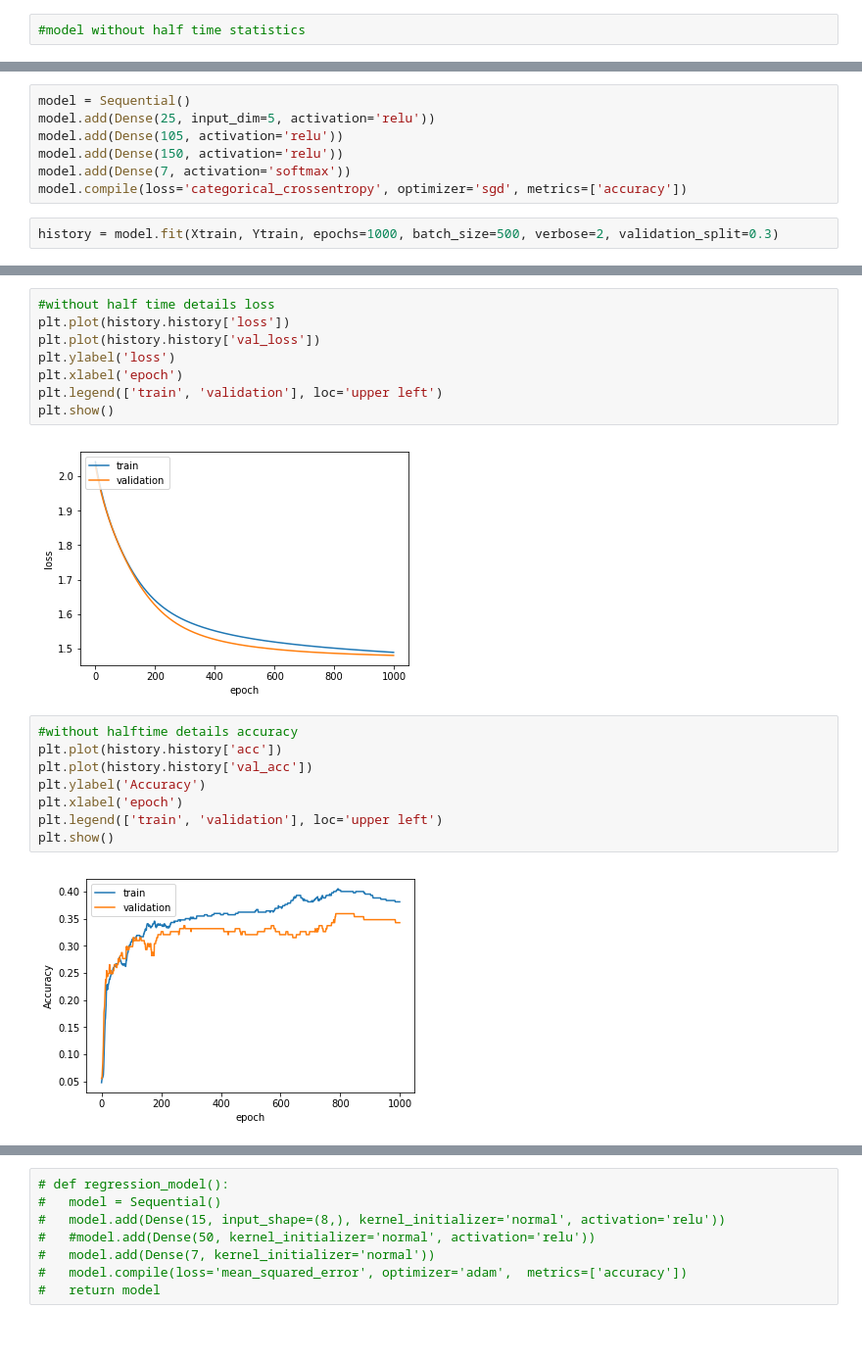
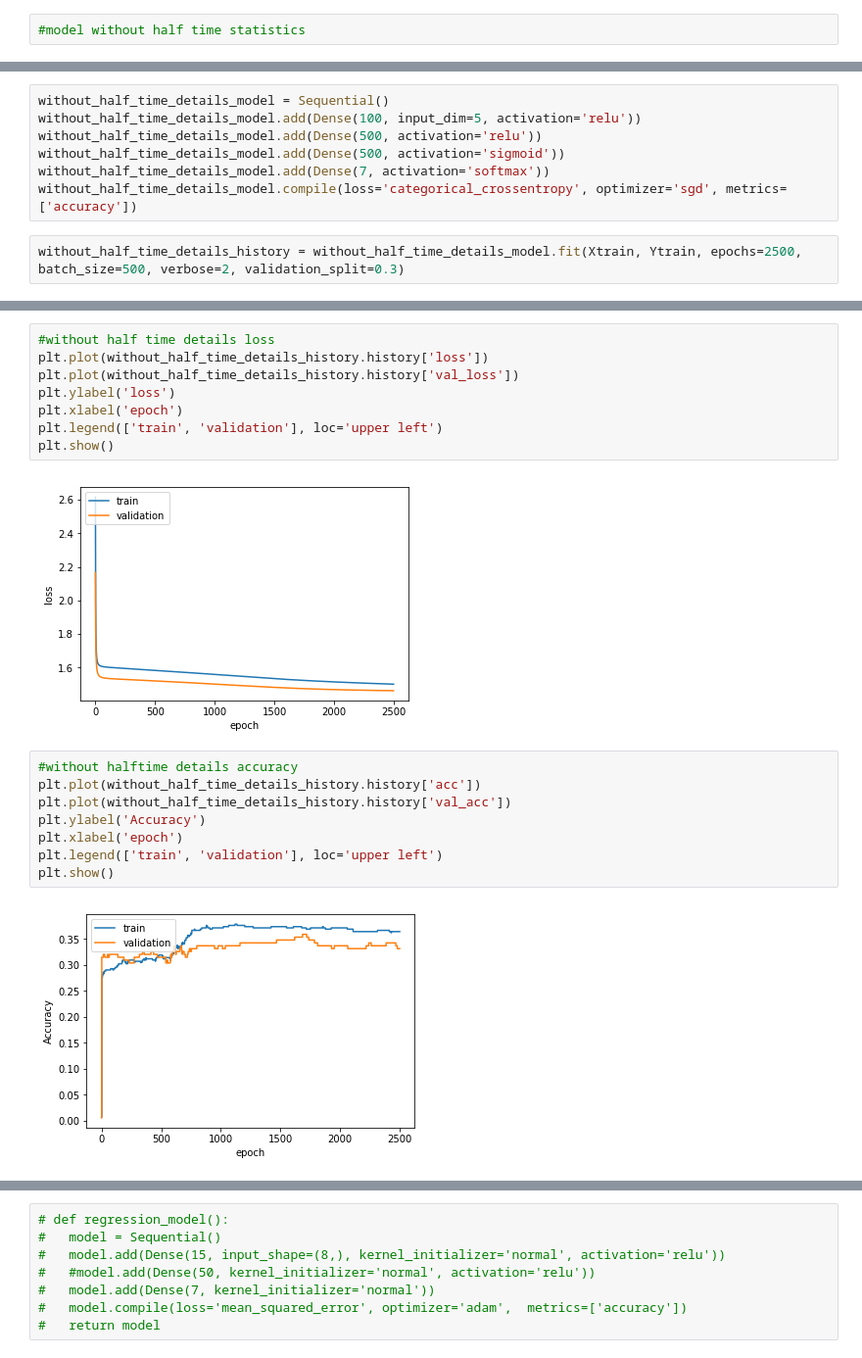
Before and after one commit to ML-Project-2018/my-bet-supremo, a Jupyter notebook: process.ipynb, the cells around one changed output, grey strips where cells are left out. Shown at 98% size. Cells and saved outputs as stored; diff of their text form.

```diff
--- a/process.ipynb
+++ b/process.ipynb
@@ -182,11 +178,11 @@ array([[ 0.32991807, -1.00166528,  0.53309289, -0.04039387, -0.37653795],
 # %%
-model = Sequential()
-model.add(Dense(25, input_dim=5, activation='relu'))
-model.add(Dense(105, activation='relu'))
-model.add(Dense(150, activation='relu'))
-model.add(Dense(7, activation='softmax'))
-model.compile(loss='categorical_crossentropy', optimizer='sgd', metrics=['accuracy'])
+without_half_time_details_model = Sequential()
+without_half_time_details_model.add(Dense(100, input_dim=5, activation='relu'))
+without_half_time_details_model.add(Dense(500, activation='relu'))
+without_half_time_details_model.add(Dense(500, activation='sigmoid'))
+without_half_time_details_model.add(Dense(7, activation='softmax'))
+without_half_time_details_model.compile(loss='categorical_crossentropy', optimizer='sgd', metrics=['accuracy'])
 # %%
-history = model.fit(Xtrain, Ytrain, epochs=1000, batch_size=500, verbose=2, validation_split=0.3)
+without_half_time_details_history = without_half_time_details_model.fit(Xtrain, Ytrain, epochs=2500, batch_size=500, verbose=2, validation_split=0.3)
 # %% [output]
 Train on 420 samples, validate on 181 samples
@@ -209,20 +205,20 @@ Epoch 1000/1000
 # %%
 #without half time details loss
-plt.plot(history.history['loss'])
-plt.plot(history.history['val_loss'])
+plt.plot(without_half_time_details_history.history['loss'])
+plt.plot(without_half_time_details_history.history['val_loss'])
 plt.ylabel('loss')
 plt.xlabel('epoch')
 plt.legend(['train', 'validation'], loc='upper left')
 plt.show()
 # %% [output]
-[figure, old version]
+[figure, new version]
 # %%
 #without halftime details accuracy
-plt.plot(history.history['acc'])
-plt.plot(history.history['val_acc'])
+plt.plot(without_half_time_details_history.history['acc'])
+plt.plot(without_half_time_details_history.history['val_acc'])
 plt.ylabel('Accuracy')
 plt.xlabel('epoch')
 plt.legend(['train', 'validation'], loc='upper left')
 plt.show()
 # %% [output]
-[figure, old version]
+[figure, new version]
```
Also changed, not shown: parts of 13 cells of this notebook, 5 other files.
